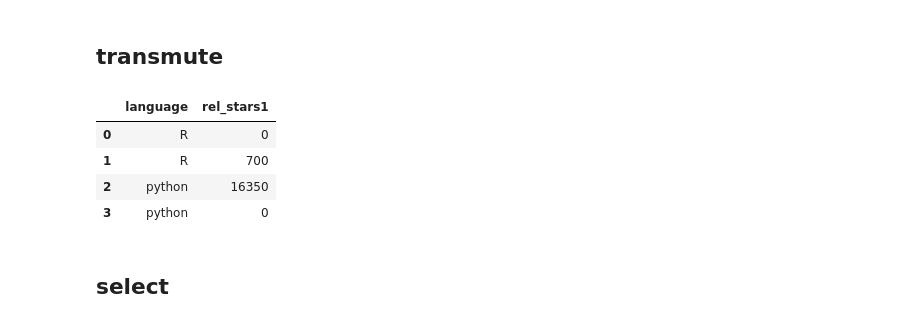
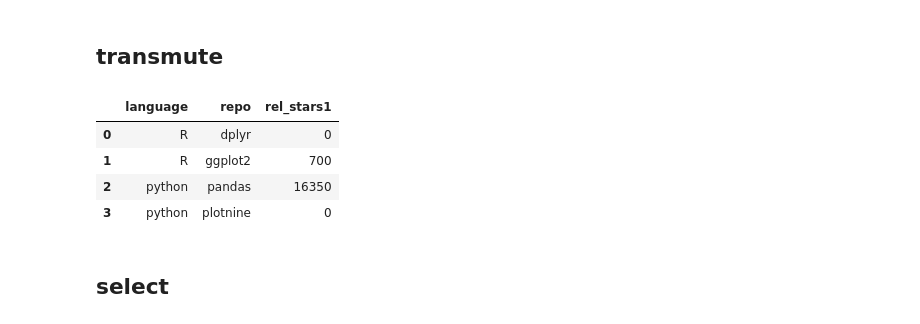
Before and after one commit to machow/siuba, a Jupyter notebook: examples/examples-dplyr-funcs.ipynb, the cells around one changed output. Drawn from its saved outputs; the diff is of its cells as text; code cells hidden in the pictures.

```diff
--- a/examples/examples-dplyr-funcs.ipynb
+++ b/examples/examples-dplyr-funcs.ipynb
@@ -83,15 +83,15 @@ summarize(gdf, ttl_stars = _.stars.sum(), wat = _.stars.min())
 # %% [markdown]
 ## transmute
 # %%
-transmute(df, "language", rel_stars1 = _.stars - _.stars.min())
+transmute(df, "repo", rel_stars1 = _.stars - _.stars.min())
 
-ungroup(transmute(gdf, "language", rel_stars1 = _.stars - _.stars.min()))
+ungroup(transmute(gdf, "repo", rel_stars1 = _.stars - _.stars.min()))
 # %% [output]
-|  | language | rel_stars1 |
-| 0 | R | 0 |
-| 1 | R | 700 |
-| 2 | python | 16350 |
-| 3 | python | 0 |
+|  | language | repo | rel_stars1 |
+| 0 | R | dplyr | 0 |
+| 1 | R | ggplot2 | 700 |
+| 2 | python | pandas | 16350 |
+| 3 | python | plotnine | 0 |
 # %% [markdown]
 ## select
 # %%
```
